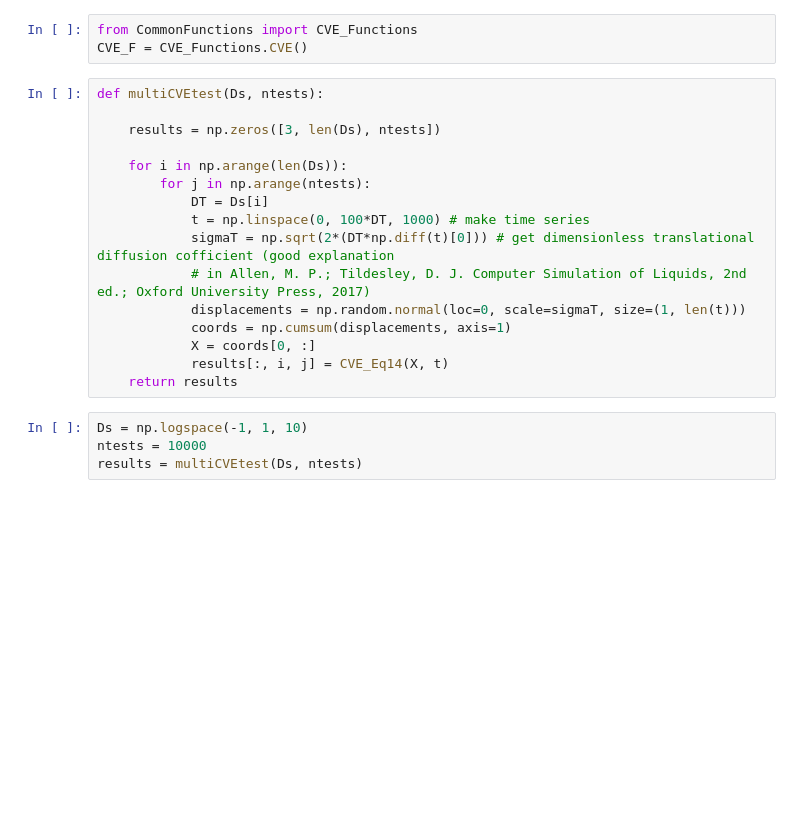
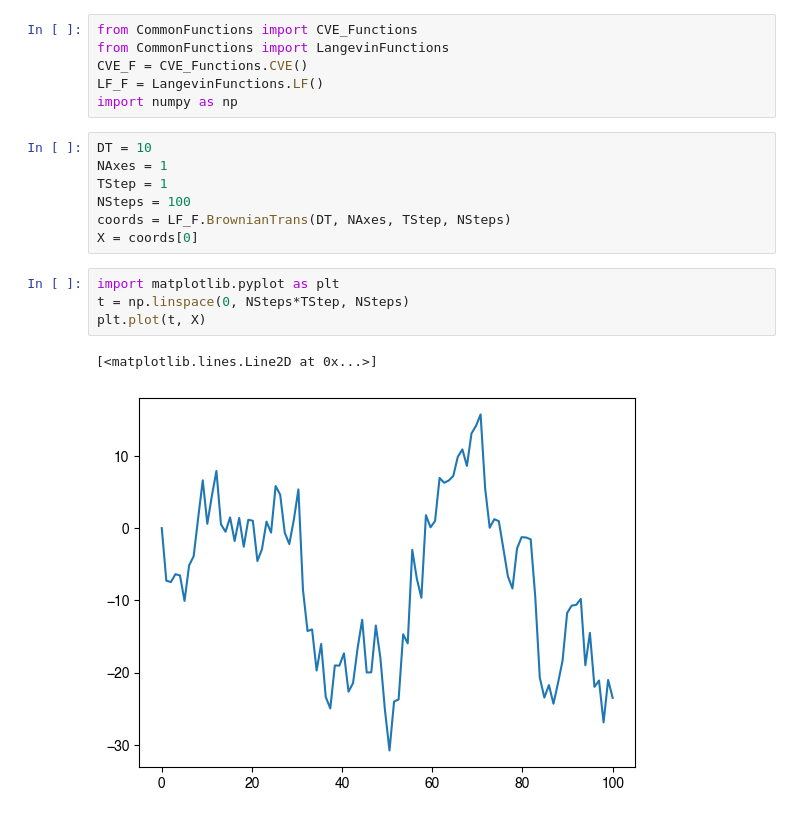
Before and after one commit to JBeckwith/DiffusionCodes, a Jupyter notebook: 20230822_CVE.ipynb, the cells around one changed output. Cells and saved outputs as stored; diff of their text form; blank space fills up the shorter version.

```diff
--- a/20230822_CVE.ipynb
+++ b/20230822_CVE.ipynb
@@ -1,23 +1,20 @@
 # %%
 from CommonFunctions import CVE_Functions
+from CommonFunctions import LangevinFunctions
 CVE_F = CVE_Functions.CVE()
+LF_F = LangevinFunctions.LF()
+import numpy as np
 # %%
-def multiCVEtest(Ds, ntests):
-
-    results = np.zeros([3, len(Ds), ntests])
-
-    for i in np.arange(len(Ds)):
-        for j in np.arange(ntests):
-            DT = Ds[i]
-            t = np.linspace(0, 100*DT, 1000) # make time series
-            sigmaT = np.sqrt(2*(DT*np.diff(t)[0])) # get dimensionless translational diffusion cofficient (good explanation
-            # in Allen, M. P.; Tildesley, D. J. Computer Simulation of Liquids, 2nd ed.; Oxford University Press, 2017)
-            displacements = np.random.normal(loc=0, scale=sigmaT, size=(1, len(t)))
-            coords = np.cumsum(displacements, axis=1)
-            X = coords[0, :]
-            results[:, i, j] = CVE_Eq14(X, t)
-    return results
+DT = 10
+NAxes = 1
+TStep = 1
+NSteps = 100
+coords = LF_F.BrownianTrans(DT, NAxes, TStep, NSteps)
+X = coords[0]
 # %%
-Ds = np.logspace(-1, 1, 10)
-ntests = 10000
-results = multiCVEtest(Ds, ntests)
+import matplotlib.pyplot as plt
+t = np.linspace(0, NSteps*TStep, NSteps)
+plt.plot(t, X)
+# %% [output]
+[<matplotlib.lines.Line2D at 0x...>]
+[figure, added]
```
Also changed, not shown: parts of 8 cells of this notebook, 1 other file.
